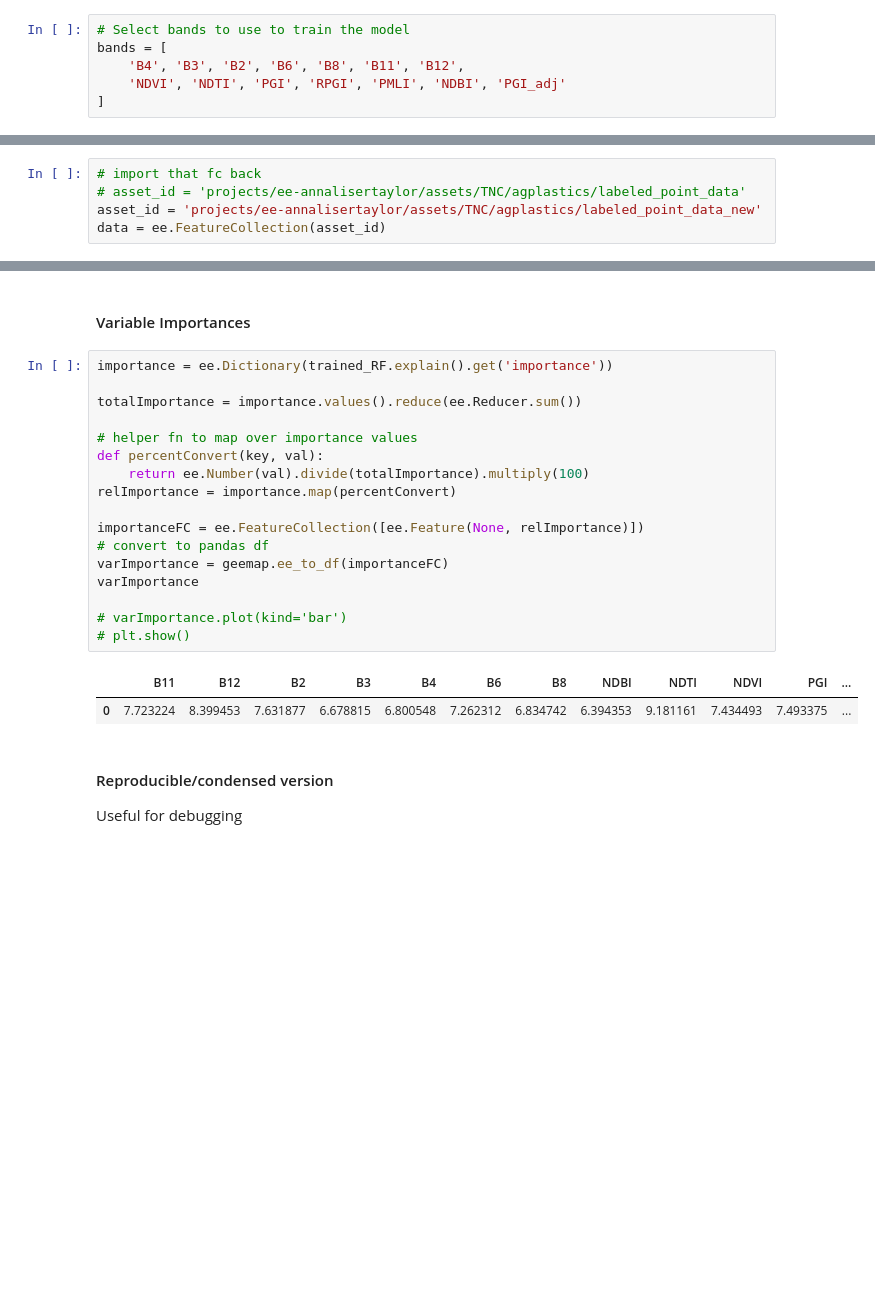
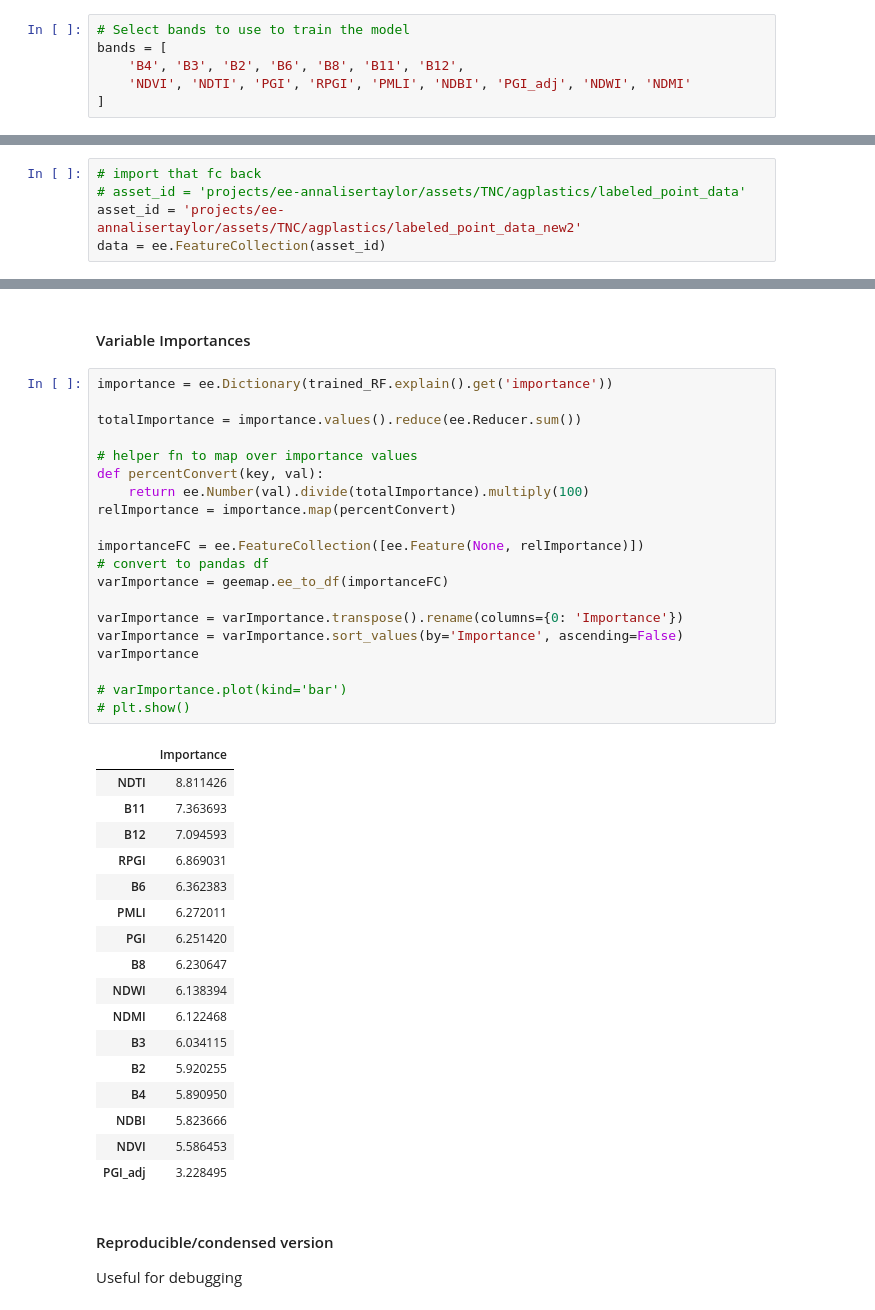
Before and after one commit to tnc-ca-geo/rs-ag-plastics, a Jupyter notebook: AT_StatewideModelDraft.ipynb, the cells around one changed output, grey strips where cells are left out. Cells and saved outputs as stored; diff of their text form; blank space fills up the shorter version.

```diff
--- a/AT_StatewideModelDraft.ipynb
+++ b/AT_StatewideModelDraft.ipynb
@@ -238,7 +241,7 @@ print(processedCollection.first().bandNames().getInfo())
 # Select bands to use to train the model
 bands = [
     'B4', 'B3', 'B2', 'B6', 'B8', 'B11', 'B12',
-    'NDVI', 'NDTI', 'PGI', 'RPGI', 'PMLI', 'NDBI', 'PGI_adj'
+    'NDVI', 'NDTI', 'PGI', 'RPGI', 'PMLI', 'NDBI', 'PGI_adj', 'NDWI', 'NDMI'
 ]
 # %% [markdown]
 #### investigate cloud filtering issues
@@ -574,7 +583,7 @@ task.start()
 # %%
 # import that fc back
 # asset_id = 'projects/ee-annalisertaylor/assets/TNC/agplastics/labeled_point_data'
-asset_id = 'projects/ee-annalisertaylor/assets/TNC/agplastics/labeled_point_data_new'
+asset_id = 'projects/ee-annalisertaylor/assets/TNC/agplastics/labeled_point_data_new2'
 data = ee.FeatureCollection(asset_id)
 # %% [markdown]
 ## 3. Split training and validation data
@@ -718,23 +727,41 @@ validationAccuracy_RF.fscore().getInfo()
 # %%
 importance = ee.Dictionary(trained_RF.explain().get('importance'))
 
 totalImportance = importance.values().reduce(ee.Reducer.sum())
 
 # helper fn to map over importance values
 def percentConvert(key, val):
     return ee.Number(val).divide(totalImportance).multiply(100)
 relImportance = importance.map(percentConvert)
 
 importanceFC = ee.FeatureCollection([ee.Feature(None, relImportance)])
 # convert to pandas df
 varImportance = geemap.ee_to_df(importanceFC)
+
+varImportance = varImportance.transpose().rename(columns={0: 'Importance'})
+varImportance = varImportance.sort_values(by='Importance', ascending=False)
 varImportance
 
 # varImportance.plot(kind='bar')
 # plt.show()
 # %% [output]
-|  | B11 | B12 | B2 | B3 | B4 | B6 | B8 | NDBI | NDTI | NDVI | PGI | ... |
-| 0 | 7.723224 | 8.399453 | 7.631877 | 6.678815 | 6.800548 | 7.262312 | 6.834742 | 6.394353 | 9.181161 | 7.434493 | 7.493375 | ... |
+|  | Importance |
+| NDTI | 8.811426 |
+| B11 | 7.363693 |
+| B12 | 7.094593 |
+| RPGI | 6.869031 |
+| B6 | 6.362383 |
+| PMLI | 6.272011 |
+| PGI | 6.251420 |
+| B8 | 6.230647 |
+| NDWI | 6.138394 |
+| NDMI | 6.122468 |
+| B3 | 6.034115 |
+| B2 | 5.920255 |
+| B4 | 5.890950 |
+| NDBI | 5.823666 |
+| NDVI | 5.586453 |
+| PGI_adj | 3.228495 |
 # %% [markdown]
 #### Reproducible/condensed version
 Useful for debugging
```
Also changed, not shown: parts of 15 cells of this notebook.
